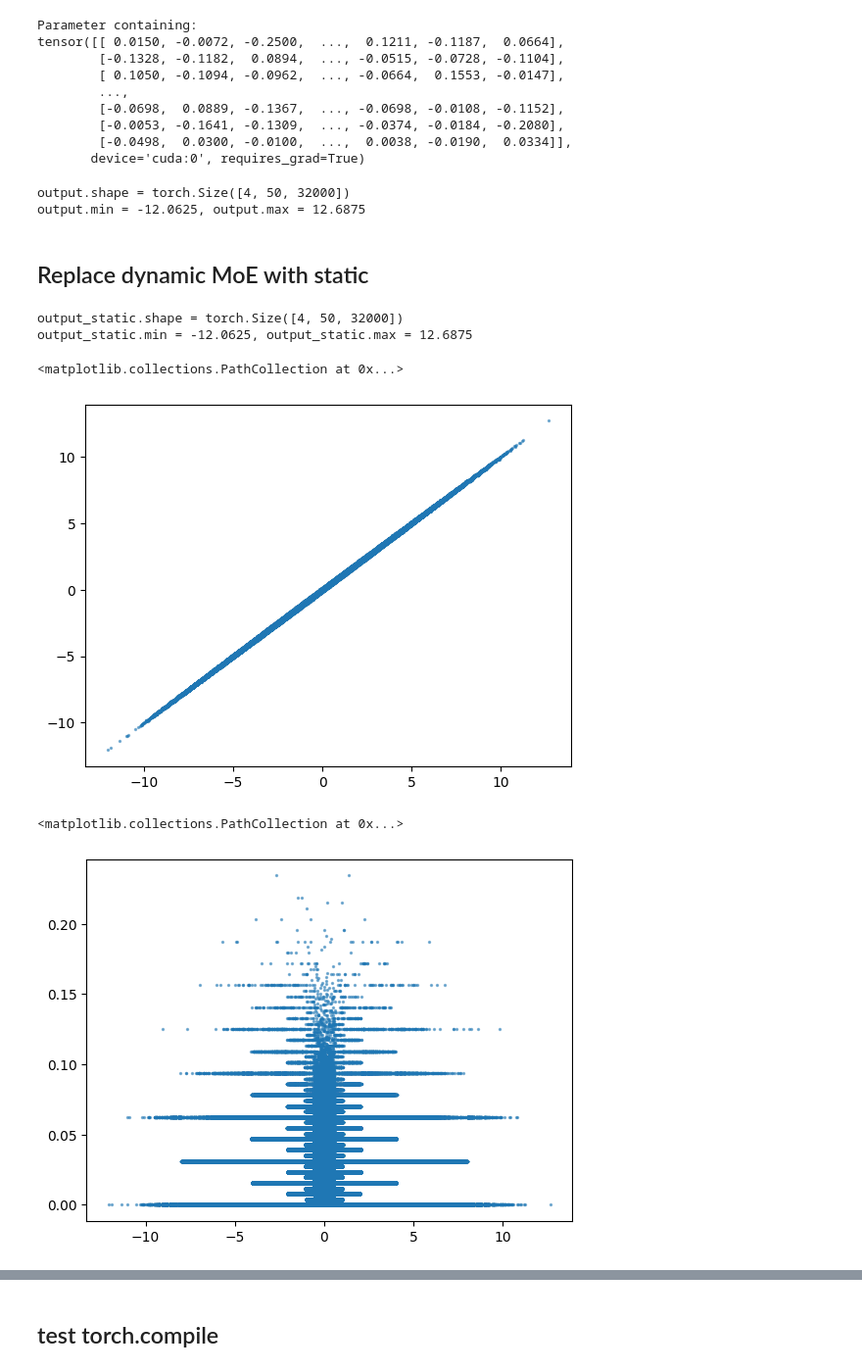
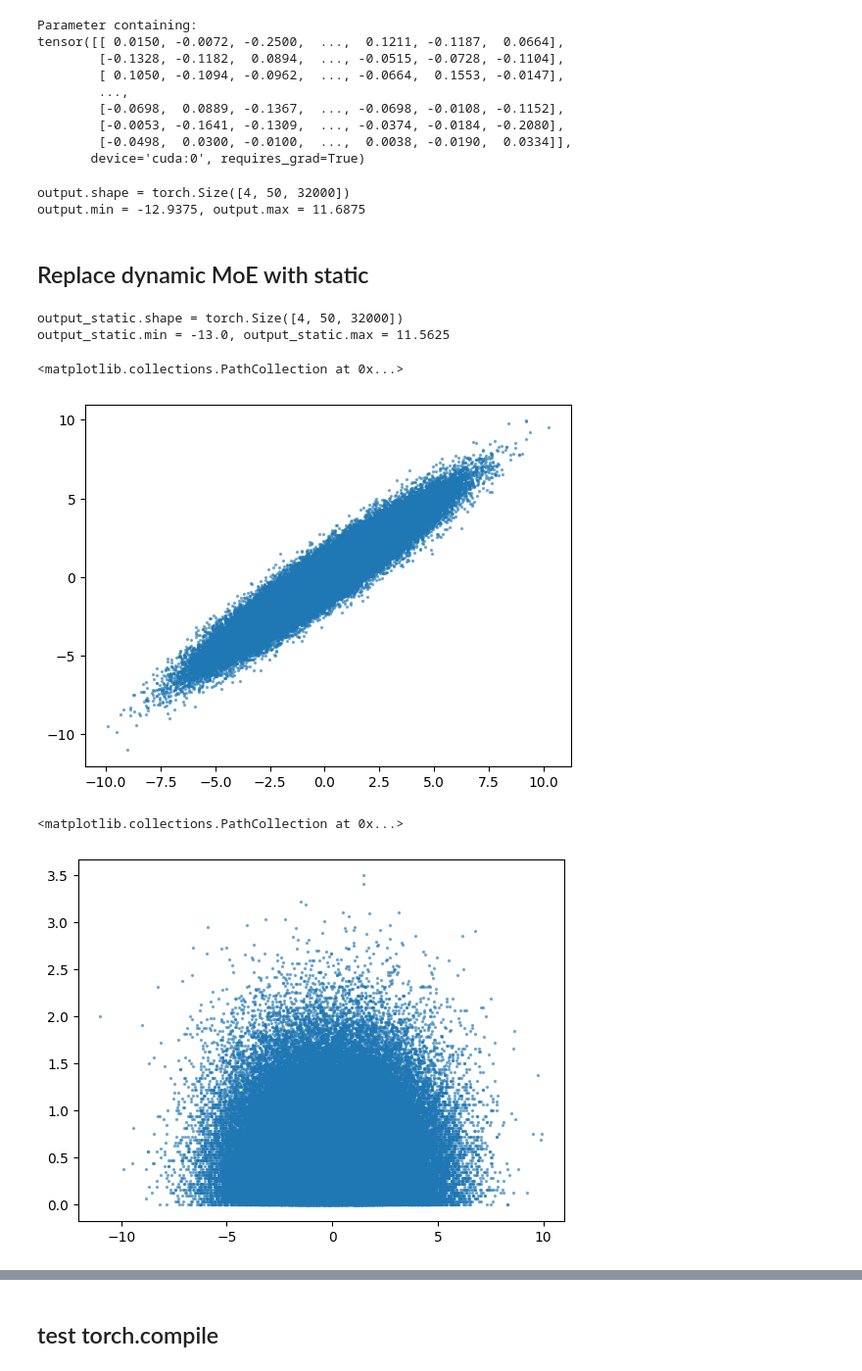
Before and after one commit to learning-chip/DeepSeek-V3, a Jupyter notebook: inference/debug_e2e_cudagraph.ipynb, the cells around one changed output, grey strips where cells are left out. Shown at 98% size. Drawn from its saved outputs; the diff is of its cells as text; code cells hidden in the pictures.

Commit message:
WIP debug numerical accuracy for static moe

```diff
--- a/inference/debug_e2e_cudagraph.ipynb
+++ b/inference/debug_e2e_cudagraph.ipynb
@@ -34,7 +39,7 @@ args = ModelArgs(
     dim=512,
     inter_dim=2736,
     moe_inter_dim=352,
-    n_layers=3,
+    n_layers=20,
     n_dense_layers=1,
     n_routed_experts=16,
     n_shared_experts=2,
@@ -102,7 +107,7 @@ print(f"output.shape = {output.shape}")
 print(f"output.min = {output.min()}, output.max = {output.max()}")
 # %% [output]
 output.shape = torch.Size([4, 50, 32000])
-output.min = -12.0625, output.max = 12.6875
+output.min = -12.9375, output.max = 11.6875
 # %%
 import matplotlib.pyplot as plt
 # plt.hist(output.flatten().to(torch.float32).cpu(), bins=50);  # look quite normal
@@ -117,28 +122,29 @@ print(f"output_static.shape = {output_static.shape}")
 print(f"output_static.min = {output_static.min()}, output_static.max = {output_static.max()}")
 # %% [output]
 output_static.shape = torch.Size([4, 50, 32000])
-output_static.min = -12.0625, output_static.max = 12.6875
+output_static.min = -13.0, output_static.max = 11.5625
 # %%
+pos = -1  # error is largest at the last position
 plt.scatter(
-    output_static.to(torch.float32).cpu().flatten(),
-    output.to(torch.float32).cpu().flatten(),
+    output_static[:,pos,:].to(torch.float32).cpu().flatten(),
+    output[:,pos,:].to(torch.float32).cpu().flatten(),
     s=2, alpha=0.5
 )
-# highly agree
+# why error so large when using many layers?
 # %% [output]
 <matplotlib.collections.PathCollection at 0x...>
-[figure, old version]
+[figure, new version]
 # %%
 absdiff_static = torch.abs(output_static - output).to(torch.float32).cpu()
 # %%
 plt.scatter(
-    output.to(torch.float32).cpu().flatten(),
-    absdiff_static.flatten(),
+    output[:,pos,:].to(torch.float32).cpu().flatten(),
+    absdiff_static[:,pos,:].flatten(),
     s=2, alpha=0.5
 )
 # %% [output]
 <matplotlib.collections.PathCollection at 0x...>
-[figure, old version]
+[figure, new version]
 # %%
 print("mean & max abs error: ", float(absdiff_static.mean()), float(absdiff_static.max()))
 # %% [output]
```
Also changed, not shown: parts of 6 cells of this notebook.
